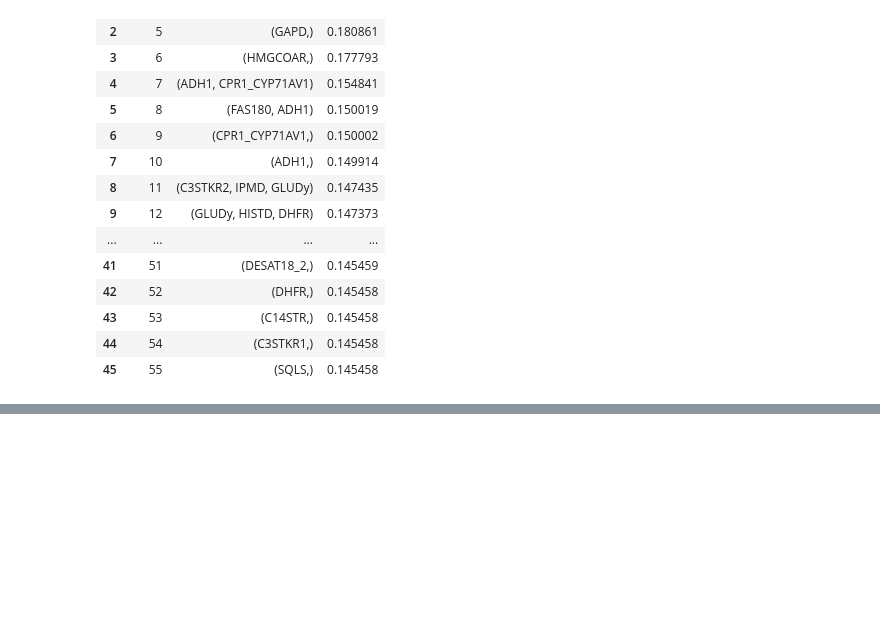
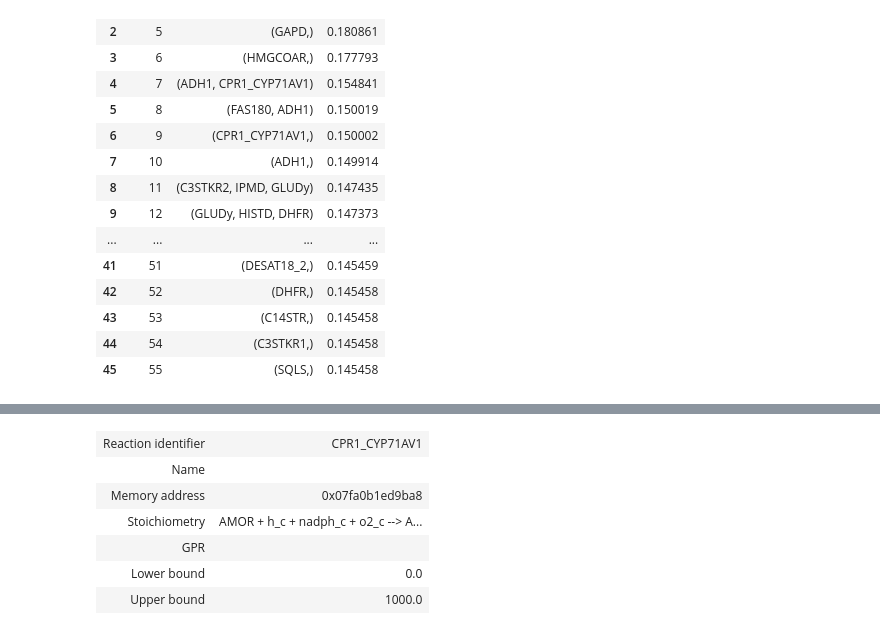
Before and after one commit to 27410/group-assignment-group-8, a Jupyter notebook: Analysis/08_CofactorSwap.ipynb, the cells around one changed output, grey strips where cells are left out. Cells and saved outputs as stored; diff of their text form; code cells hidden in the pictures; blank space fills up the shorter version.

```diff
--- a/Analysis/08_CofactorSwap.ipynb
+++ b/Analysis/08_CofactorSwap.ipynb
@@ -94,0 +125,10 @@ iMM904.reactions.GAPD
+# %%
+iMM904.reactions.ADH1
+# %% [output]
+| Reaction identifier | CPR1_CYP71AV1 |
+| Name |  |
+| Memory address | 0x07fa0b1ed9ba8 |
+| Stoichiometry | AMOR + h_c + nadph_c + o2_c --> A... |
+| GPR |  |
+| Lower bound | 0.0 |
+| Upper bound | 1000.0 |
```
Also changed, not shown: parts of 19 cells of this notebook.
